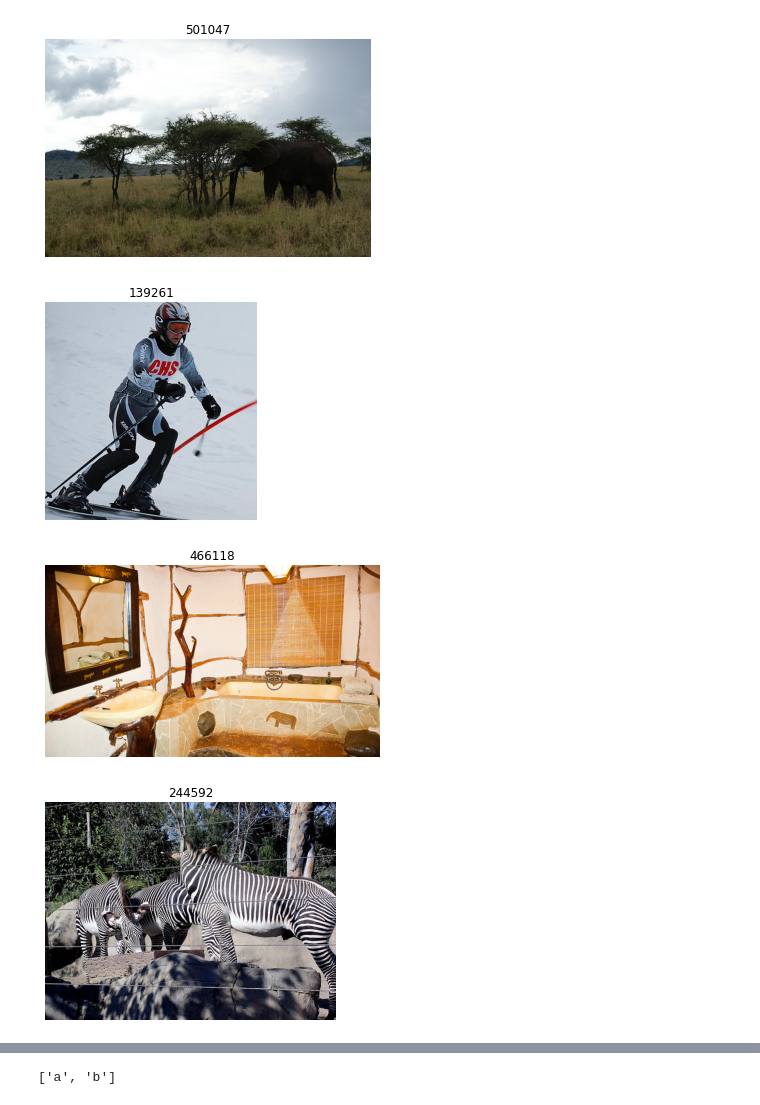
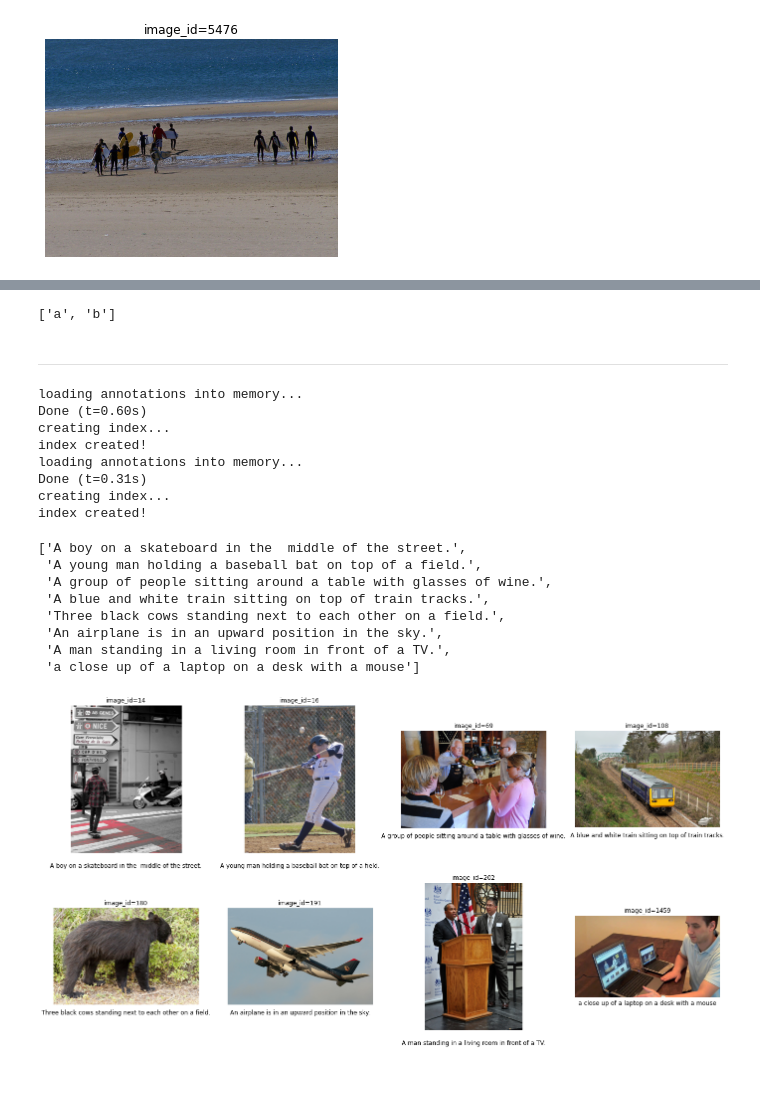
Before and after one commit to rhubarbwu/Image-Captioning, a Jupyter notebook: sandbox/View Image.ipynb, the cells around one changed output, grey strips where cells are left out. Drawn from its saved outputs; the diff is of its cells as text; code cells hidden in the pictures; blank space fills up the shorter version.

```diff
--- a/sandbox/View Image.ipynb
+++ b/sandbox/View Image.ipynb
@@ -18,13 +16,12 @@ img_ids =  [501047, 139261, 466118, 244592, 25005]
+# %%
+img_ids =  [5476]
 # %%
 for img_id in img_ids:
     url = coco.imgs[img_id]['coco_url']
     raw_img = Image.open(requests.get(url, stream=True).raw)
     plt.axis('off')
-    plt.title(img_id)
+    plt.title(f"image_id={img_id}")
     plt.imshow(raw_img)
-    plt.show()
+plt.savefig(f"{img_id}.png")
 # %% [output]
-[figure, old version]
+[figure, new version]
-[figure, removed]
-[figure, removed]
-[figure, removed]
@@ -34,3 +30,5 @@ test = {'a':1, 'b':2, 'c':3}
 list(test.keys())[:2]
 # %% [output]
 ['a', 'b']
+# %% [markdown]
+***
@@ -36,0 +46,35 @@ list(test.keys())[:2]
+# %%
+load_knn = "../nearest-neighbor/knn-models/knn_k=100_num_20000"
+train_ann_file = "../annotations/annotations_trainval2014/annotations/captions_train2014.json"
+valid_ann_file = "../annotations/annotations_trainval2014/annotations/captions_val2014.json"
+
+coco_dataset = CocoCaptions(
+    root="../data/train2014/train2014",
+    annFile= train_ann_file
+)
+val_dataset = CocoCaptions(
+    root="../data/val2014/val2014",
+    annFile=valid_ann_file
+)
+sample_imgs = []
+sample_img_ids = []
+for i in range(8):
+    idx = random.choice(range(len(val_dataset)))
+    img_id = val_dataset.ids[idx]
+    sample_img_ids.append(img_id)
+    img, caps = val_dataset[idx]
+    sample_imgs.append(img)
+
+k = int(load_knn.split("knn_k=")[-1].split("_num")[0])
+train_early_stop = int(load_knn.split("_num_")[-1])
+res_file = f"./results/val2014_k={k}_num_{train_early_stop}_results"
+capgen = CaptionGenerator(coco_dataset, k=k, early_stop=train_early_stop, load_knn=load_knn)
+# %% [output]
+loading annotations into memory...
+Done (t=0.60s)
+creating index...
+index created!
+loading annotations into memory...
+Done (t=0.31s)
+creating index...
+index created!
@@ -36,0 +90,28 @@ list(test.keys())[:2]
+# %%
+best_captions
+# %% [output]
+['A boy on a skateboard in the  middle of the street.',
+ 'A young man holding a baseball bat on top of a field.',
+ 'A group of people sitting around a table with glasses of wine.',
+ 'A blue and white train sitting on top of train tracks.',
+ 'Three black cows standing next to each other on a field.',
+ 'An airplane is in an upward position in the sky.',
+ 'A man standing in a living room in front of a TV.',
+ 'a close up of a laptop on a desk with a mouse']
+# %%
+fig,axes = plt.subplots(nrows = 2, ncols = 4, figsize=(24, 12))
+
+for ax in axes.flatten():
+    ax.axis('off')
+
+##edit this line to include your own image ids
+for i, ax in enumerate(axes.flatten()):
+    img = Image.open(sample_imgs[i])
+    img_id = sample_img_ids[i]
+    ax.set_title(f"image_id={img_id}")
+    ax.text(0.5, -0.1, best_captions[i], wrap=True, ha="center",
+         transform=ax.transAxes, fontsize=12)
+    ax.imshow(img)
+plt.savefig("nn-results.png", bbox_inches='tight')
+# %% [output]
+[figure, added]
```
Also changed, not shown: parts of 10 cells of this notebook, 3 other files.
